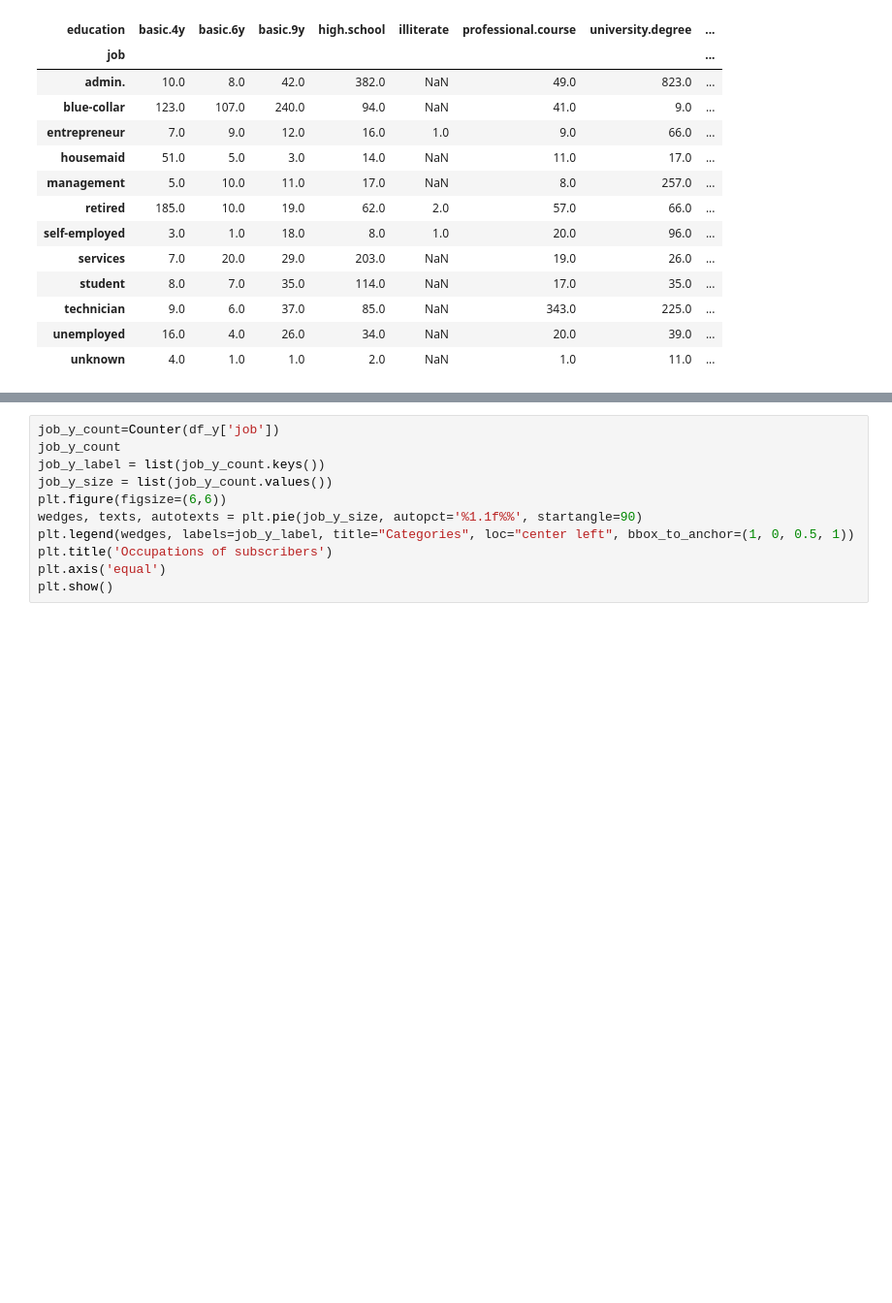
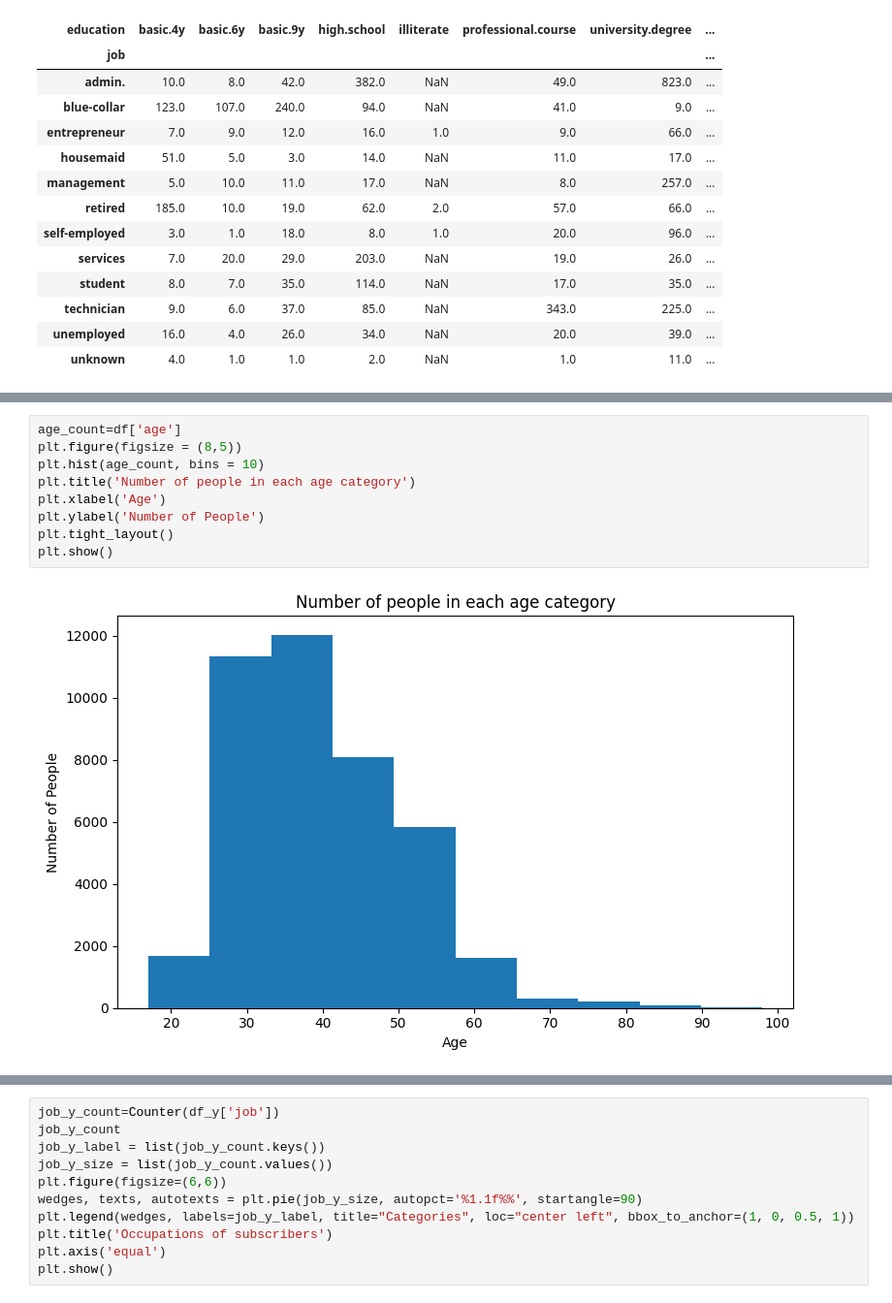
Before and after one commit to srimos/DI_Bootcamp, a Jupyter notebook: Week11/hackathon.ipynb, the cells around one changed output, grey strips where cells are left out. Shown at 97% size. Drawn from its saved outputs; the diff is of its cells as text; blank space fills up the shorter version.

```diff
--- a/Week11/hackathon.ipynb
+++ b/Week11/hackathon.ipynb
@@ -350,0 +364,11 @@ df_y_job
+# %%
+age_count=df['age']
+plt.figure(figsize = (8,5))
+plt.hist(age_count, bins = 10)
+plt.title('Number of people in each age category')
+plt.xlabel('Age')
+plt.ylabel('Number of People')
+plt.tight_layout()
+plt.show()
+# %% [output]
+[figure, added]
```
Also changed, not shown: parts of 4 cells of this notebook.
